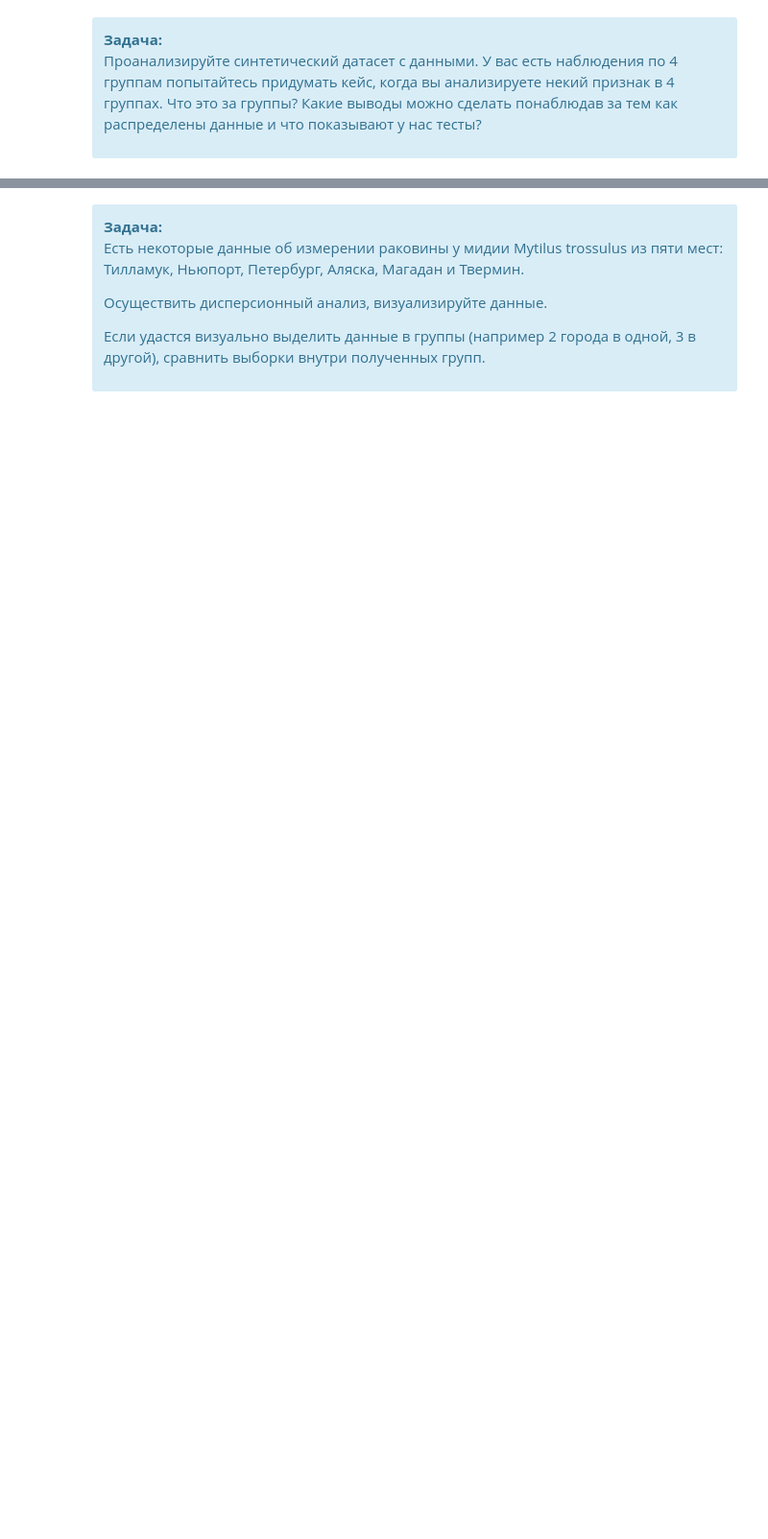
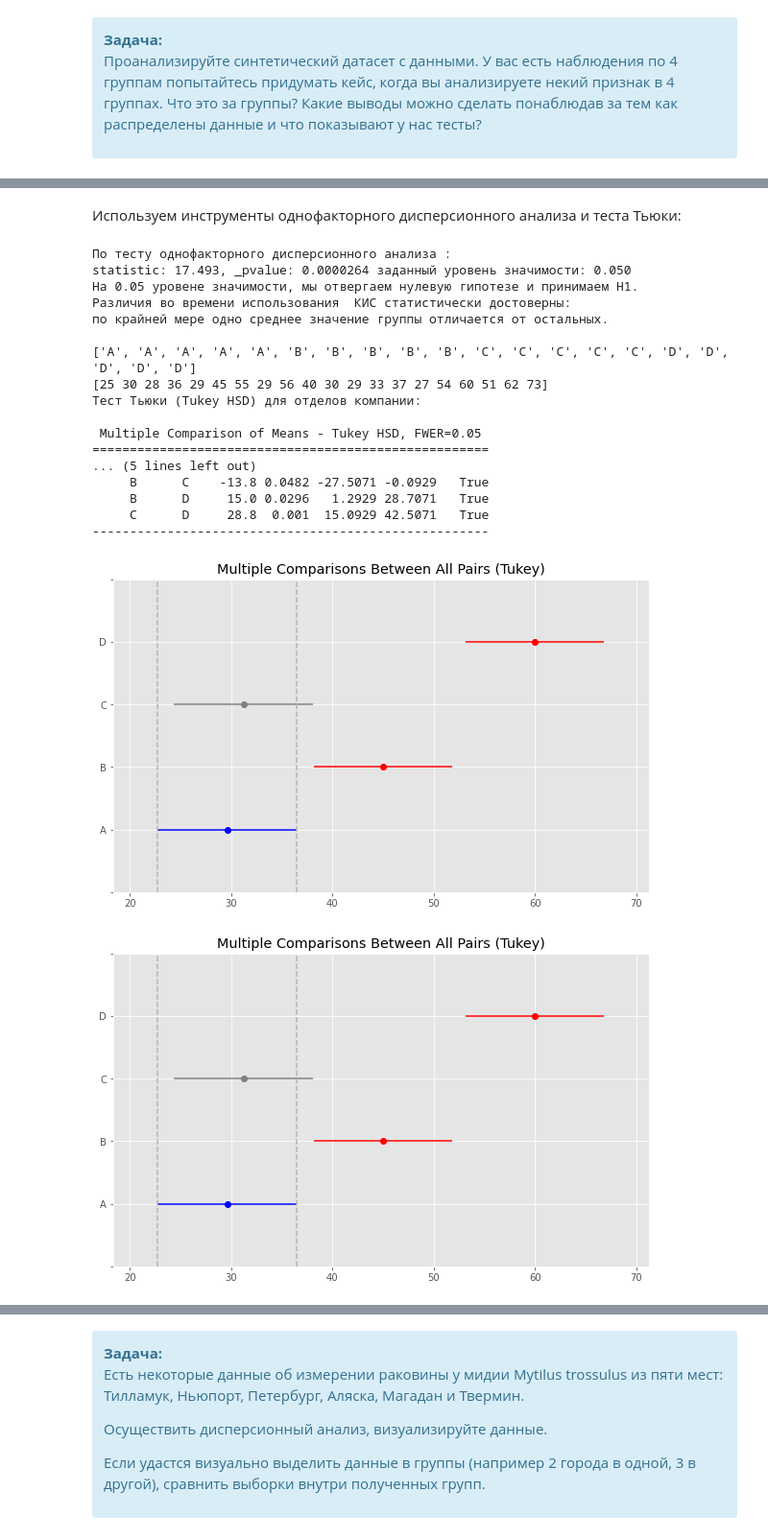
Before and after one commit to SergeyChernyaev/Python-Homeworks, a Jupyter notebook: STPY-39/Homeworks/07_Homework (A-B test)/07Homework.ipynb, the cells around one changed output, grey strips where cells are left out. Shown at 96% size. Cells and saved outputs as stored; diff of their text form; code cells hidden in the pictures; blank space fills up the shorter version.

```diff
--- a/STPY-39/Homeworks/07_Homework (A-B test)/07Homework.ipynb
+++ b/STPY-39/Homeworks/07_Homework (A-B test)/07Homework.ipynb
@@ -32,0 +41,64 @@ df
+# %% [markdown]
+ Используем инструменты однофакторного дисперсионного анализа и теста Тьюки:
+# %%
+from scipy.stats import f_oneway
+from statsmodels.stats.multicomp import pairwise_tukeyhsd
+
+significance = 0.05
+
+value_ANOVA, pvalue = f_oneway(df['A'],df['B'], df['C'], df['D'])
+
+print ('По тесту однофакторного дисперсионного анализа :')
+print(f'statistic: {value_ANOVA:.3f}, _pvalue: {pvalue:.7f} заданный уровень значимости: {significance:.3f}')
+
+
+
+
+if pvalue <= significance:
+    print(f'На {significance:.2f} уровене значимости, мы отвергаем нулевую гипотезе и принимаем H1.')
+    print('Различия во времени использования  КИС статистически достоверны:')
+    print('по крайней мере одно среднее значение группы отличается от остальных.')
+else:
+    print(f'На {significance:.2f} уровене значимости, мы не можем отвергнуть нулевую гипотезу.')
+    print('Различия между  множествами статистически недостоверны. Среднее время использования КИС\
+    отделами компании не различается')
+print('')
+
+
+
+# Можно выполнить тест Тьюки:
+groups = ['A','B','C', 'D']
+names = [];
+# Создаём подписи:
+for k1 in range (len(groups)):
+    for k2 in range(len(df['A'])):
+        names.append(groups[k1])
+print(names)
+endog=pd.concat([df['A'], df['B'],df['C'], df['D']]).values
+print (endog)
+tukey = pairwise_tukeyhsd(endog=pd.concat([df['A'], df['B'],df['C'], df['D']]).values,
+                          groups=names,
+                          alpha=0.05)
+print ('Тест Тьюки (Tukey HSD) для отделов компании:\n')
+print (tukey)
+tukey.plot_simultaneous(comparison_name='A')
+# %% [output]
+По тесту однофакторного дисперсионного анализа :
+statistic: 17.493, _pvalue: 0.0000264 заданный уровень значимости: 0.050
+На 0.05 уровене значимости, мы отвергаем нулевую гипотезе и принимаем H1.
+Различия во времени использования  КИС статистически достоверны:
+по крайней мере одно среднее значение группы отличается от остальных.
+
+['A', 'A', 'A', 'A', 'A', 'B', 'B', 'B', 'B', 'B', 'C', 'C', 'C', 'C', 'C', 'D', 'D', 'D', 'D', 'D']
+[25 30 28 36 29 45 55 29 56 40 30 29 33 37 27 54 60 51 62 73]
+Тест Тьюки (Tukey HSD) для отделов компании:
+
+ Multiple Comparison of Means - Tukey HSD, FWER=0.05
+=====================================================
+... (5 lines left out)
+     B      C    -13.8 0.0482 -27.5071 -0.0929   True
+     B      D     15.0 0.0296   1.2929 28.7071   True
+     C      D     28.8  0.001  15.0929 42.5071   True
+-----------------------------------------------------
+[figure, added]
+[figure, added]
```
Also changed, not shown: parts of 17 cells of this notebook, 10 other files.
